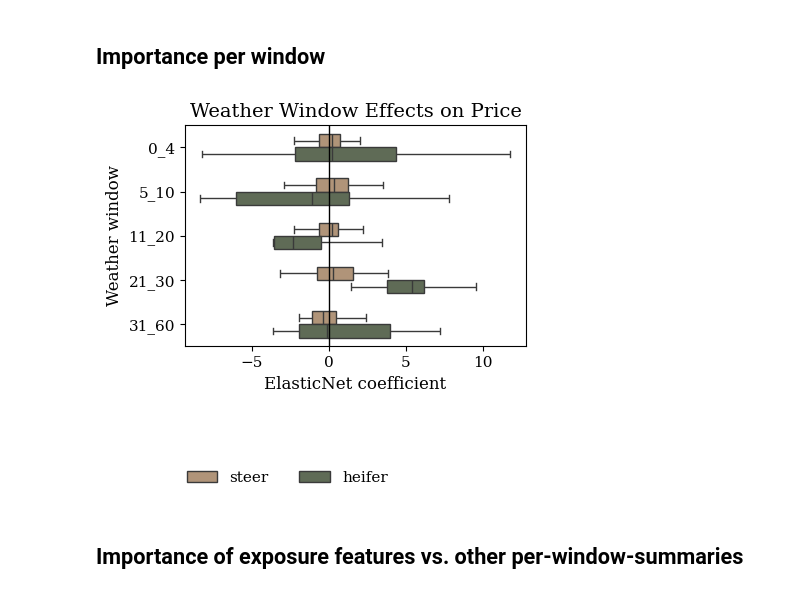
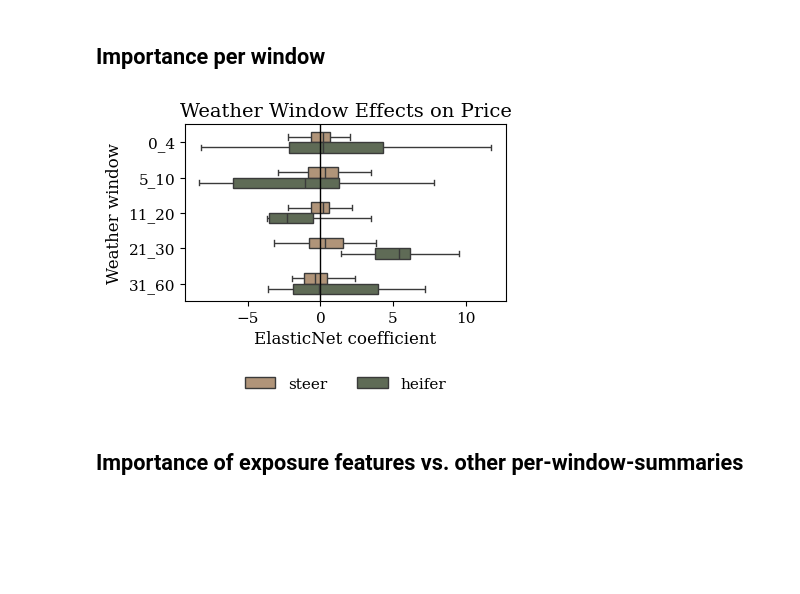
Before and after one commit to KatDost/Weather-CattleHealth, a Jupyter notebook: beef_weather_patterns.ipynb, the cells around one changed output. Drawn from its saved outputs; the diff is of its cells as text; code cells hidden in the pictures; blank space fills up the shorter version.

Commit message:
created combined (space-efficient) plots

```diff
--- a/beef_weather_patterns.ipynb
+++ b/beef_weather_patterns.ipynb
@@ -219,27 +212,29 @@ plt.show()
 # %%
 window_order = ["0_4", "5_10", "11_20", "21_30", "31_60"]
 sub["window"] = pd.Categorical(sub["window"], categories=window_order, ordered=True)
 sub = sub.sort_values("window")
 
-plt.figure(figsize=(4.5, 5))
+plt.figure(figsize=(4.3, 3.6))
 
 ax = sns.boxplot(data=sub, x="coef", y="window", hue="atype",
             palette=[COLORS[2], COLORS[0]], showfliers=False,
             width=0.6, linewidth=1)
 
 plt.axvline(0, color="black", linewidth=1)
 plt.xlabel("ElasticNet coefficient")
 plt.ylabel("Weather window")
 plt.title(f"Weather Window Effects on {target.capitalize()}")
-ax.legend(title="", loc="upper center", bbox_to_anchor=(0.3, -0.5),
+# ax.legend(title="", loc="upper center", bbox_to_anchor=(0.3, -0.5),
+#           ncol=2, frameon=False)
+ax.legend(title="", loc="upper center", bbox_to_anchor=(0.5, -0.35),
           ncol=2, frameon=False)
 plt.tight_layout()
 
 plt.savefig(f"figs/meat_grouped_window_effects_{target}.svg", bbox_inches="tight")
 plt.savefig(f"figs/meat_grouped_window_effects_{target}.png", dpi=300, bbox_inches="tight")
 plt.show()
 # %% [output]
-[figure, old version]
+[figure, new version]
 # %% [markdown]
 ## Importance of exposure features vs. other per-window-summaries
 # %%
```
Also changed, not shown: parts of 4 cells of this notebook, 11 other files.
